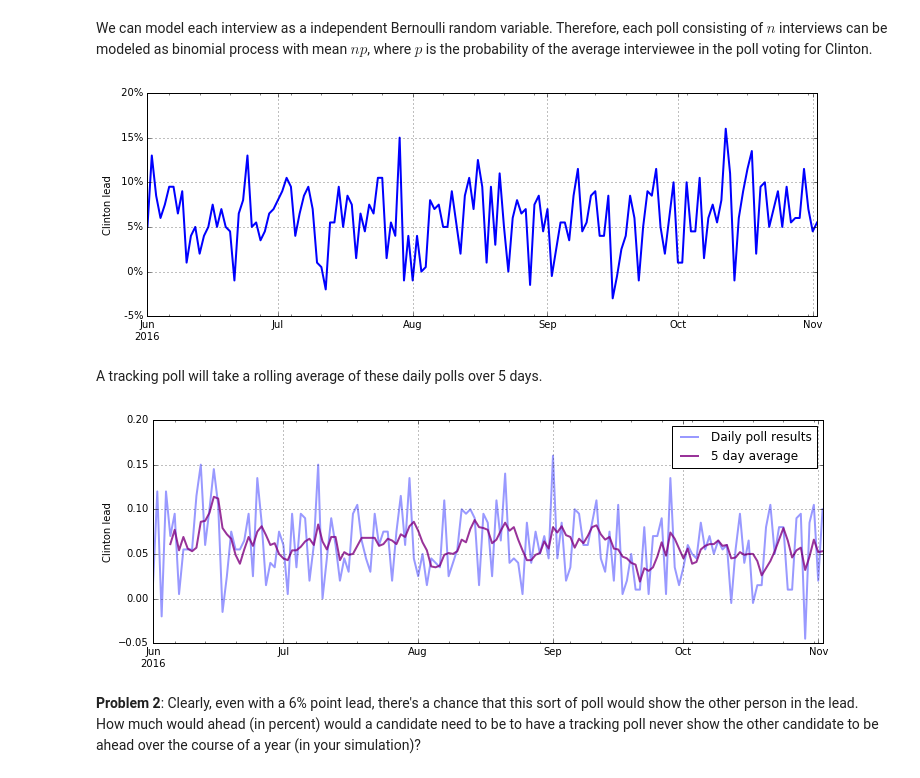
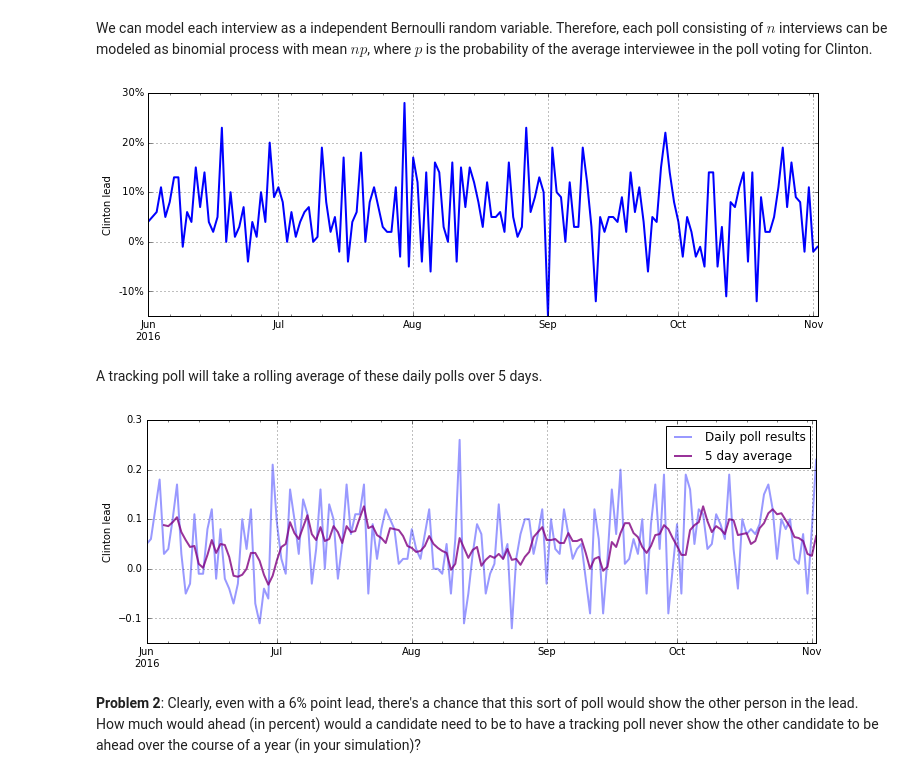
Before and after one commit to sam-dixon/ay250-homework, a Jupyter notebook: hw_1/hw_1_assignment.ipynb, the cells around one changed output. Cells and saved outputs as stored; diff of their text form; code cells hidden in the pictures.

```diff
--- a/hw_1/hw_1_assignment.ipynb
+++ b/hw_1/hw_1_assignment.ipynb
@@ -444,18 +444,18 @@ We can model each interview as a independent Bernoulli random variable. Therefor
 # %%
 def daily_poll(lead=0.06, n=200, start='6/1/2016', end='11/2/2016'):
     i = 0
-    p = 0.5+lead
+    p = (1+lead)/2
     dates = pd.date_range(start, end, f='D')
     n_clinton = np.array([np.random.binomial(n, p) for d in dates])
-    clinton_lead = n_clinton/n-0.5
+    clinton_lead = (n_clinton-(n-n_clinton))/n
     return pd.Series(clinton_lead, dates)
 
 plt.figure(figsize=(12,4))
 ax = daily_poll().plot(grid=True, linewidth=2)
 ax.set_yticklabels(['{:3.0f}%'.format(x*100) for x in ax.get_yticks()])
 plt.ylabel('Clinton lead');
 # %% [output]
-[figure, old version]
+[figure, new version]
 # %% [markdown]
 A tracking poll will take a rolling average of these daily polls over 5 days.
 # %%
@@ -467,7 +467,7 @@ poll.rolling(5).mean().plot(linewidth=2, color='purple', alpha=0.8,
 plt.ylabel('Clinton lead')
 plt.legend();
 # %% [output]
-[figure, old version]
+[figure, new version]
 # %% [markdown]
 **Problem 2**: Clearly, even with a 6% point lead, there's a chance that this sort of poll would show the other person in the lead. How much would ahead (in percent) would a candidate need to be to have a tracking poll never show the other candidate to be ahead over the course of a year (in your simulation)?
 # %%
```
